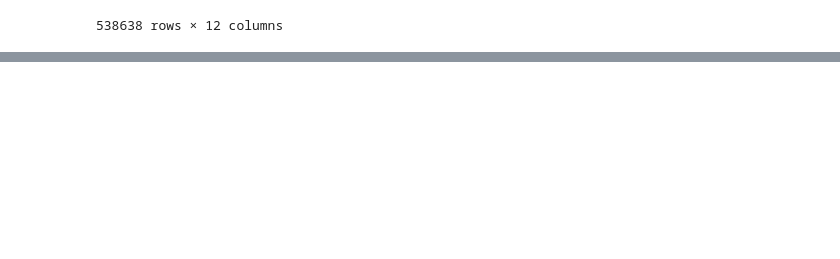
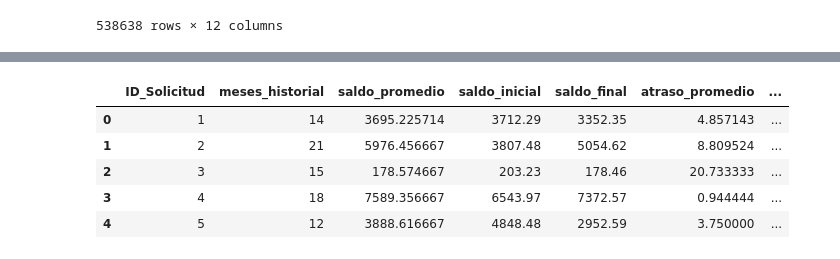
Before and after one commit to LuisMariaGomez/grupo2_gomez_failla_ia_2026_YBoscacciEnTp3, a Jupyter notebook: Tp3/analisis_tablas.ipynb, the cells around one changed output, grey strips where cells are left out. Cells and saved outputs as stored; diff of their text form; code cells hidden in the pictures; blank space fills up the shorter version.

```diff
--- a/Tp3/analisis_tablas.ipynb
+++ b/Tp3/analisis_tablas.ipynb
@@ -384,0 +323,22 @@ n_nuevo
+# %%
+historial_ordenado = historial_solicitudes.sort_values(
+    ["ID_Solicitud", "Mes_Referencia"]
+)
+
+resumen_historial = historial_ordenado.groupby("ID_Solicitud").agg(
+    meses_historial=("Mes_Referencia", "count"),
+    saldo_promedio=("Saldo_Promedio_Mensual", "mean"),
+    saldo_inicial=("Saldo_Promedio_Mensual", "first"),
+    saldo_final=("Saldo_Promedio_Mensual", "last"),
+    atraso_promedio=("Dias_Atraso_Otras_Deudas", "mean"),
+    atraso_maximo=("Dias_Atraso_Otras_Deudas", "max")
+).reset_index()
+
+resumen_historial.head()
+# %% [output]
+|  | ID_Solicitud | meses_historial | saldo_promedio | saldo_inicial | saldo_final | atraso_promedio | ... |
+| 0 | 1 | 14 | 3695.225714 | 3712.29 | 3352.35 | 4.857143 | ... |
+| 1 | 2 | 21 | 5976.456667 | 3807.48 | 5054.62 | 8.809524 | ... |
+| 2 | 3 | 15 | 178.574667 | 203.23 | 178.46 | 20.733333 | ... |
+| 3 | 4 | 18 | 7589.356667 | 6543.97 | 7372.57 | 0.944444 | ... |
+| 4 | 5 | 12 | 3888.616667 | 4848.48 | 2952.59 | 3.750000 | ... |
```
Also changed, not shown: parts of 11 cells of this notebook.
